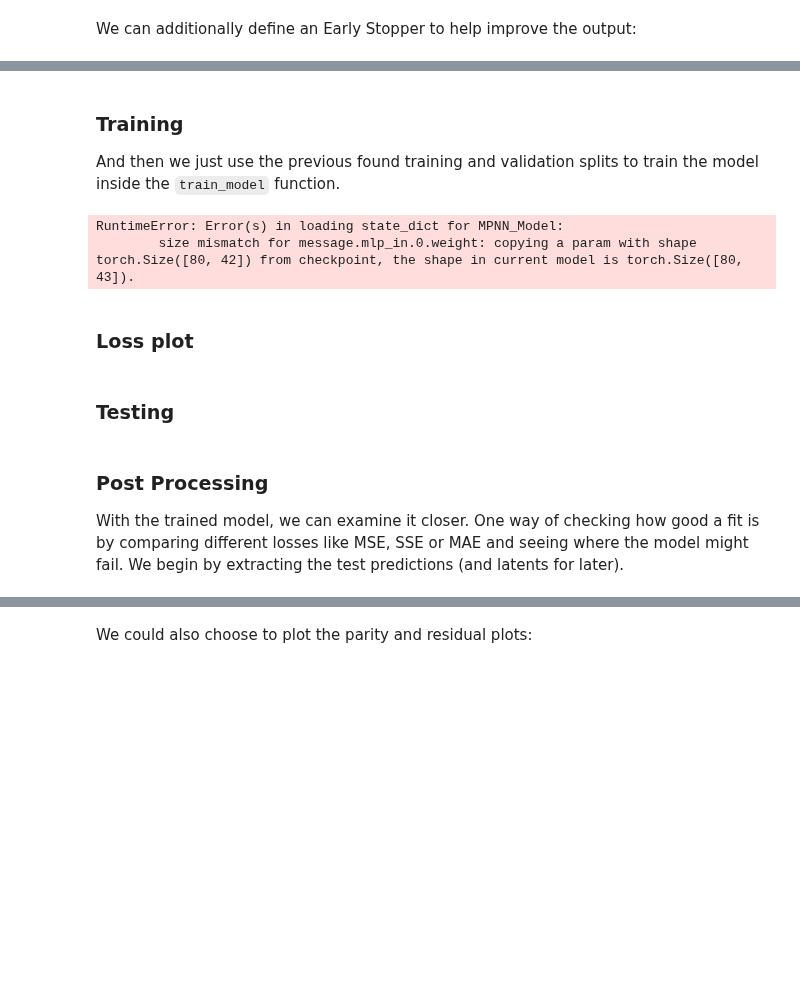
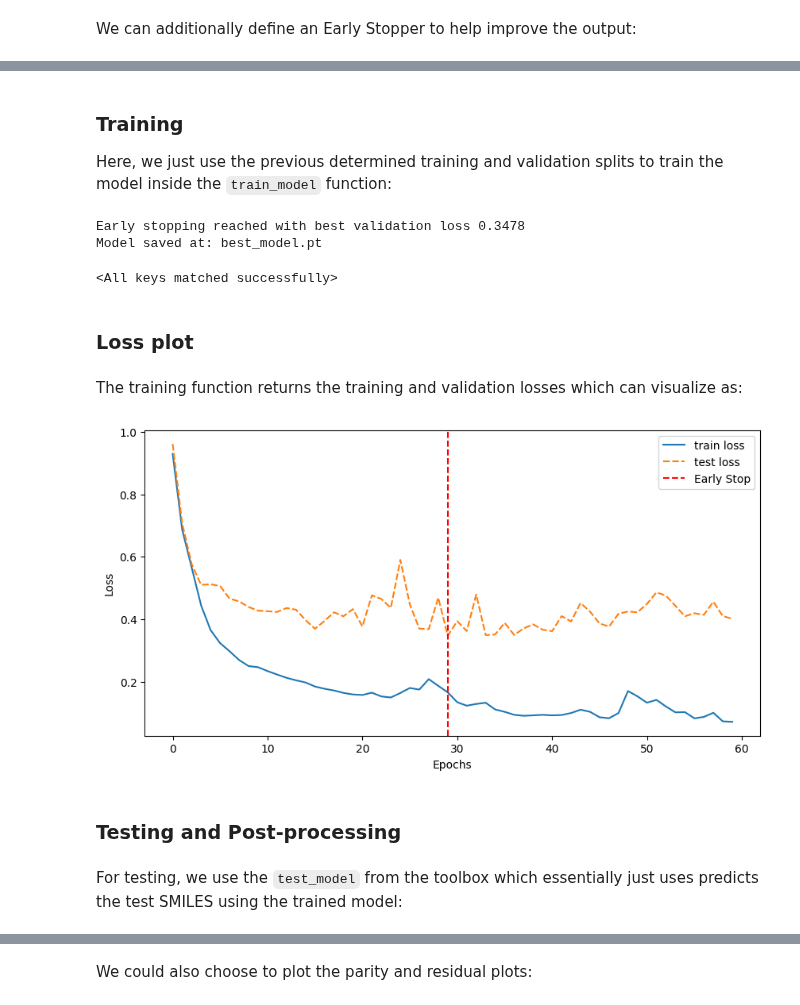
Before and after one commit to aerte/GraPE, a Jupyter notebook: docs/source/Demonstration.ipynb, the cells around one changed output, grey strips where cells are left out. Saved outputs shown, nothing was run; the diff lists cells and outputs as text; code cells hidden in the pictures; blank space fills up the shorter version.

````diff
--- a/docs/source/Demonstration.ipynb
+++ b/docs/source/Demonstration.ipynb
@@ -207,10 +247,10 @@ Like with any Deep Learning Model, we define a loss function and optimizer.
 from torch import nn
 
 loss_func = nn.functional.mse_loss
-optimizer = torch.optim.Adam(model.parameters(), lr=10**(-2.6), weight_decay=1e-6)
+optimizer = torch.optim.Adam(model.parameters(), lr=1e-3, weight_decay=1e-6)
 # %% [markdown]
 We can additionally define an Early Stopper to help improve the output:
 # %%
 from grape.utils import EarlyStopping
-early_stopper = EarlyStopping(patience=50)
+early_stopper = EarlyStopping(patience=30, model_name='best_model')
 # %% [markdown]
@@ -218,30 +258,35 @@ As well as a scheduler to reduce the lr whenever the training hits a plateau. He
 # %%
 from torch.optim import lr_scheduler
-scheduler = lr_scheduler.ReduceLROnPlateau(optimizer, mode='min', factor=0.9, min_lr=0.0000000000001, patience=30)
+scheduler = lr_scheduler.ReduceLROnPlateau(optimizer, mode='min', factor=0.9, min_lr=0.0000000000001, patience=15)
 # %% [markdown]
 ### Training
-And then we just use the previous found training and validation splits to train the model inside the ```train_model``` function.
+Here, we just use the previous determined training and validation splits to train the model inside the ```train_model``` function:
 # %%
 from grape.utils import train_model
 
-# train_loss, val_loss = train_model(model = model,
-#                                   loss_func = 'mse',
-#                                   optimizer = optimizer,
-#                                   train_data_loader= train,
-#                                   val_data_loader = val,
-#                                   batch_size=batch_size,
-#                                   epochs=500,
-#                                   early_stopper=early_stopper,
-#                                    scheduler=scheduler)
+train_loss, val_loss = train_model(model = model,
+                                  loss_func = 'mse',
+                                  optimizer = optimizer,
+                                  train_data_loader= train,
+                                  val_data_loader = val,
+                                  batch_size=batch_size,
+                                  epochs=300,
+                                  early_stopper=early_stopper,
+                                   scheduler=scheduler)
 
 model.load_state_dict(torch.load('best_model.pt'))
 # %% [output]
-RuntimeError: Error(s) in loading state_dict for MPNN_Model:
-        size mismatch for message.mlp_in.0.weight: copying a param with shape torch.Size([80, 42]) from checkpoint, the shape in current model is torch.Size([80, 43]).
+Early stopping reached with best validation loss 0.3478
+Model saved at: best_model.pt
+<All keys matched successfully>
 # %% [markdown]
 ### Loss plot
+# %% [markdown]
+The training function returns the training and validation losses which can visualize as:
 # %%
-# from grape.plots import loss_plot
-# loss_plot([train_loss, val_loss], ['train loss', 'test loss'], early_stopper.stop_epoch)
+from grape.plots import loss_plot
+loss_plot([train_loss, val_loss], ['train loss', 'test loss'], early_stopper.stop_epoch)
+# %% [output]
+[figure, added]
 # %% [markdown]
-### Testing
+### Testing and Post-processing
@@ -253,5 +293,3 @@ test_model(model = model,
-# %% [markdown]
-### Post Processing
-
-With the trained model, we can examine it closer. One way of checking how good a fit is by comparing different losses like MSE, SSE or MAE and seeing where the model might fail. We begin by extracting the test predictions (and latents for later).
+# %% [markdown]
+For testing, we use the ``test_model`` from the toolbox which essentially just uses predicts the test SMILES using the trained model:
 # %%
````
Also changed, not shown: parts of 60 cells of this notebook, 18 other files.
